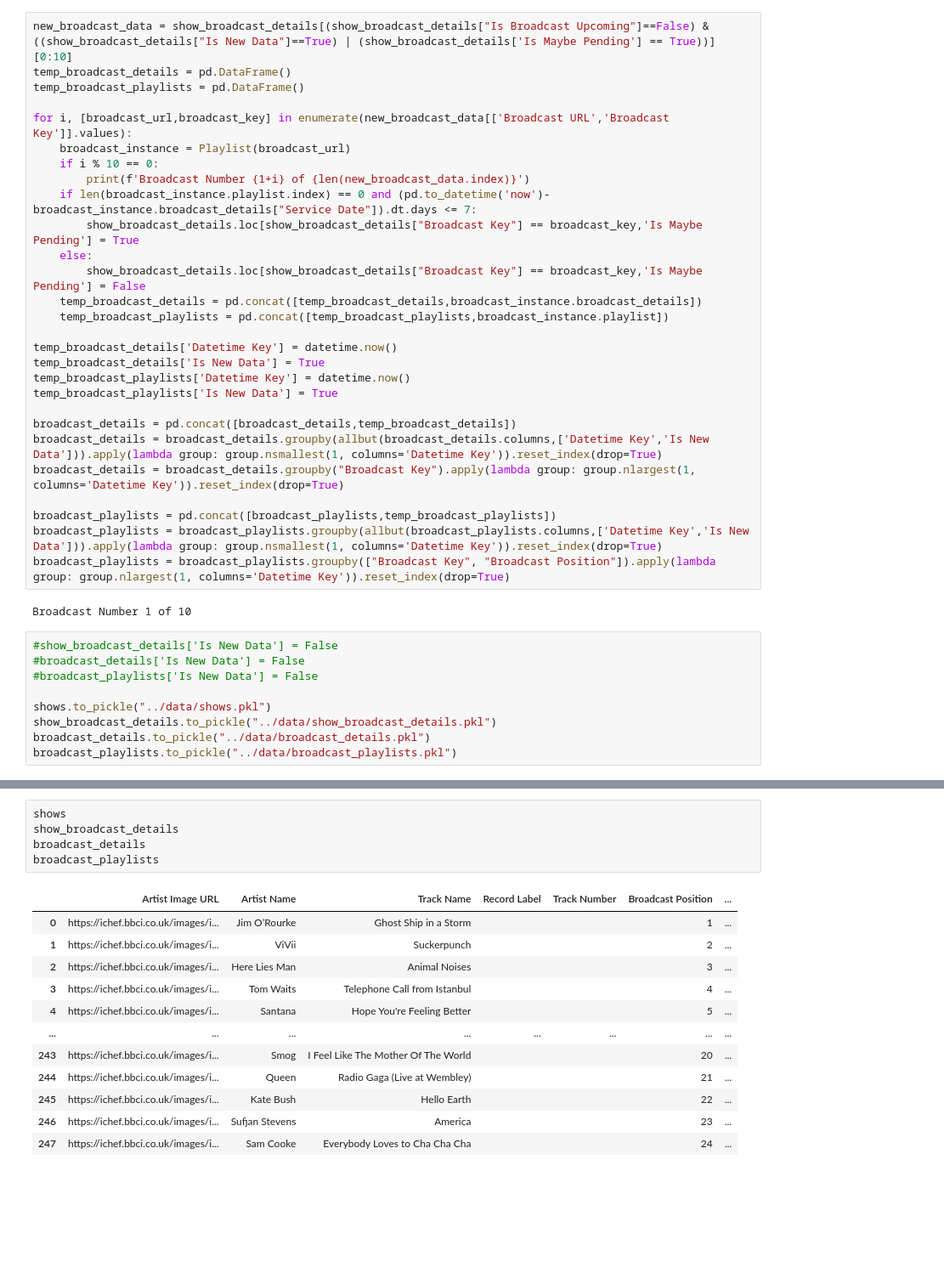
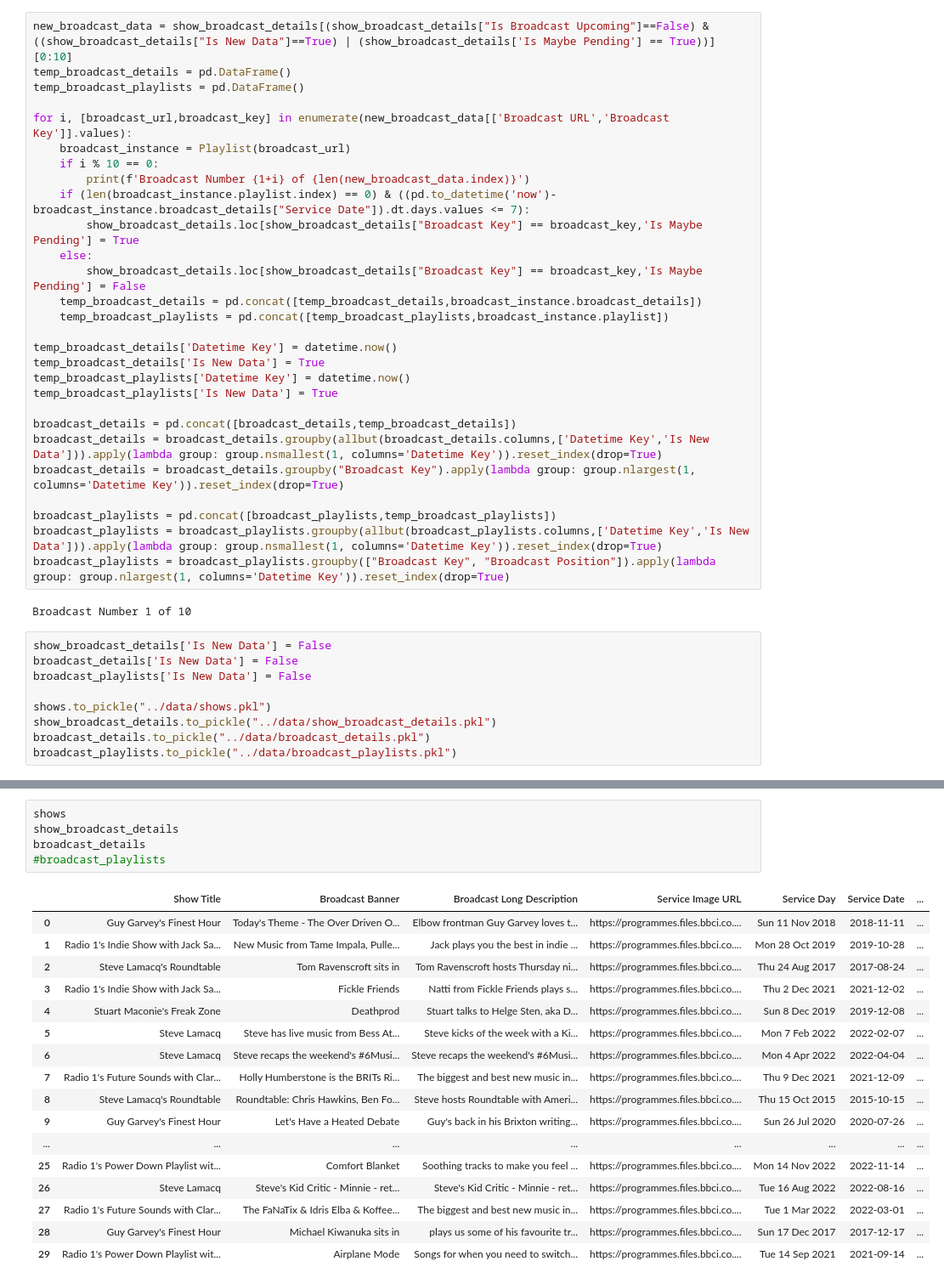
Before and after one commit to Aled-Jenkins/BBC-to-Spotify, a Jupyter notebook: src/updating_data.ipynb, the cells around one changed output, grey strips where cells are left out. Shown at 85% size. Saved outputs shown, nothing was run; the diff lists cells and outputs as text; blank space fills up the shorter version.

```diff
--- a/src/updating_data.ipynb
+++ b/src/updating_data.ipynb
@@ -50,7 +50,7 @@ for i, [broadcast_url,broadcast_key] in enumerate(new_broadcast_data[['Broadcast
     broadcast_instance = Playlist(broadcast_url)
     if i % 10 == 0:
         print(f'Broadcast Number {1+i} of {len(new_broadcast_data.index)}')
-    if len(broadcast_instance.playlist.index) == 0 and (pd.to_datetime('now')-broadcast_instance.broadcast_details["Service Date"]).dt.days <= 7:
+    if (len(broadcast_instance.playlist.index) == 0) & ((pd.to_datetime('now')- broadcast_instance.broadcast_details["Service Date"]).dt.days.values <= 7):
         show_broadcast_details.loc[show_broadcast_details["Broadcast Key"] == broadcast_key,'Is Maybe Pending'] = True
     else:
         show_broadcast_details.loc[show_broadcast_details["Broadcast Key"] == broadcast_key,'Is Maybe Pending'] = False
@@ -72,9 +72,9 @@ broadcast_playlists = broadcast_playlists.groupby(["Broadcast Key", "Broadcast P
 # %% [output]
 Broadcast Number 1 of 10
 # %%
-#show_broadcast_details['Is New Data'] = False
-#broadcast_details['Is New Data'] = False
-#broadcast_playlists['Is New Data'] = False
+show_broadcast_details['Is New Data'] = False
+broadcast_details['Is New Data'] = False
+broadcast_playlists['Is New Data'] = False
 
 shows.to_pickle("../data/shows.pkl")
 show_broadcast_details.to_pickle("../data/show_broadcast_details.pkl")
@@ -107,18 +107,23 @@ broadcast_details[mask_2022]
 # %%
 shows
 show_broadcast_details
 broadcast_details
-broadcast_playlists
+#broadcast_playlists
 # %% [output]
-|  | Artist Image URL | Artist Name | Track Name | Record Label | Track Number | Broadcast Position | ... |
-| 0 | https://ichef.bbci.co.uk/images/i... | Jim O’Rourke | Ghost Ship in a Storm |  |  | 1 | ... |
-| 1 | https://ichef.bbci.co.uk/images/i... | ViVii | Suckerpunch |  |  | 2 | ... |
-| 2 | https://ichef.bbci.co.uk/images/i... | Here Lies Man | Animal Noises |  |  | 3 | ... |
-| 3 | https://ichef.bbci.co.uk/images/i... | Tom Waits | Telephone Call from Istanbul |  |  | 4 | ... |
-| 4 | https://ichef.bbci.co.uk/images/i... | Santana | Hope You're Feeling Better |  |  | 5 | ... |
+|  | Show Title | Broadcast Banner | Broadcast Long Description | Service Image URL | Service Day | Service Date | ... |
+| 0 | Guy Garvey's Finest Hour | Today's Theme - The Over Driven O... | Elbow frontman Guy Garvey loves t... | https://programmes.files.bbci.co.... | Sun 11 Nov 2018 | 2018-11-11 | ... |
+| 1 | Radio 1's Indie Show with Jack Sa... | New Music from Tame Impala, Pulle... | Jack plays you the best in indie ... | https://programmes.files.bbci.co.... | Mon 28 Oct 2019 | 2019-10-28 | ... |
+| 2 | Steve Lamacq's Roundtable | Tom Ravenscroft sits in | Tom Ravenscroft hosts Thursday ni... | https://programmes.files.bbci.co.... | Thu 24 Aug 2017 | 2017-08-24 | ... |
+| 3 | Radio 1's Indie Show with Jack Sa... | Fickle Friends | Natti from Fickle Friends plays s... | https://programmes.files.bbci.co.... | Thu 2 Dec 2021 | 2021-12-02 | ... |
+| 4 | Stuart Maconie's Freak Zone | Deathprod | Stuart talks to Helge Sten, aka D... | https://programmes.files.bbci.co.... | Sun 8 Dec 2019 | 2019-12-08 | ... |
+| 5 | Steve Lamacq | Steve has live music from Bess At... | Steve kicks of the week with a Ki... | https://programmes.files.bbci.co.... | Mon 7 Feb 2022 | 2022-02-07 | ... |
+| 6 | Steve Lamacq | Steve recaps the weekend's #6Musi... | Steve recaps the weekend's #6Musi... | https://programmes.files.bbci.co.... | Mon 4 Apr 2022 | 2022-04-04 | ... |
+| 7 | Radio 1's Future Sounds with Clar... | Holly Humberstone is the BRITs Ri... | The biggest and best new music in... | https://programmes.files.bbci.co.... | Thu 9 Dec 2021 | 2021-12-09 | ... |
+| 8 | Steve Lamacq's Roundtable | Roundtable: Chris Hawkins, Ben Fo... | Steve hosts Roundtable with Ameri... | https://programmes.files.bbci.co.... | Thu 15 Oct 2015 | 2015-10-15 | ... |
+| 9 | Guy Garvey's Finest Hour | Let's Have a Heated Debate | Guy's back in his Brixton writing... | https://programmes.files.bbci.co.... | Sun 26 Jul 2020 | 2020-07-26 | ... |
 | ... | ... | ... | ... | ... | ... | ... | ... |
-| 243 | https://ichef.bbci.co.uk/images/i... | Smog | I Feel Like The Mother Of The World |  |  | 20 | ... |
-| 244 | https://ichef.bbci.co.uk/images/i... | Queen | Radio Gaga (Live at Wembley) |  |  | 21 | ... |
-| 245 | https://ichef.bbci.co.uk/images/i... | Kate Bush | Hello Earth |  |  | 22 | ... |
-| 246 | https://ichef.bbci.co.uk/images/i... | Sufjan Stevens | America |  |  | 23 | ... |
-| 247 | https://ichef.bbci.co.uk/images/i... | Sam Cooke | Everybody Loves to Cha Cha Cha |  |  | 24 | ... |
+| 25 | Radio 1's Power Down Playlist wit... | Comfort Blanket | Soothing tracks to make you feel ... | https://programmes.files.bbci.co.... | Mon 14 Nov 2022 | 2022-11-14 | ... |
+| 26 | Steve Lamacq | Steve's Kid Critic - Minnie - ret... | Steve's Kid Critic - Minnie - ret... | https://programmes.files.bbci.co.... | Tue 16 Aug 2022 | 2022-08-16 | ... |
+| 27 | Radio 1's Future Sounds with Clar... | The FaNaTix & Idris Elba & Koffee... | The biggest and best new music in... | https://programmes.files.bbci.co.... | Tue 1 Mar 2022 | 2022-03-01 | ... |
+| 28 | Guy Garvey's Finest Hour | Michael Kiwanuka sits in | plays us some of his favourite tr... | https://programmes.files.bbci.co.... | Sun 17 Dec 2017 | 2017-12-17 | ... |
+| 29 | Radio 1's Power Down Playlist wit... | Airplane Mode | Songs for when you need to switch... | https://programmes.files.bbci.co.... | Tue 14 Sep 2021 | 2021-09-14 | ... |
```
Also changed, not shown: parts of 3 cells of this notebook.
